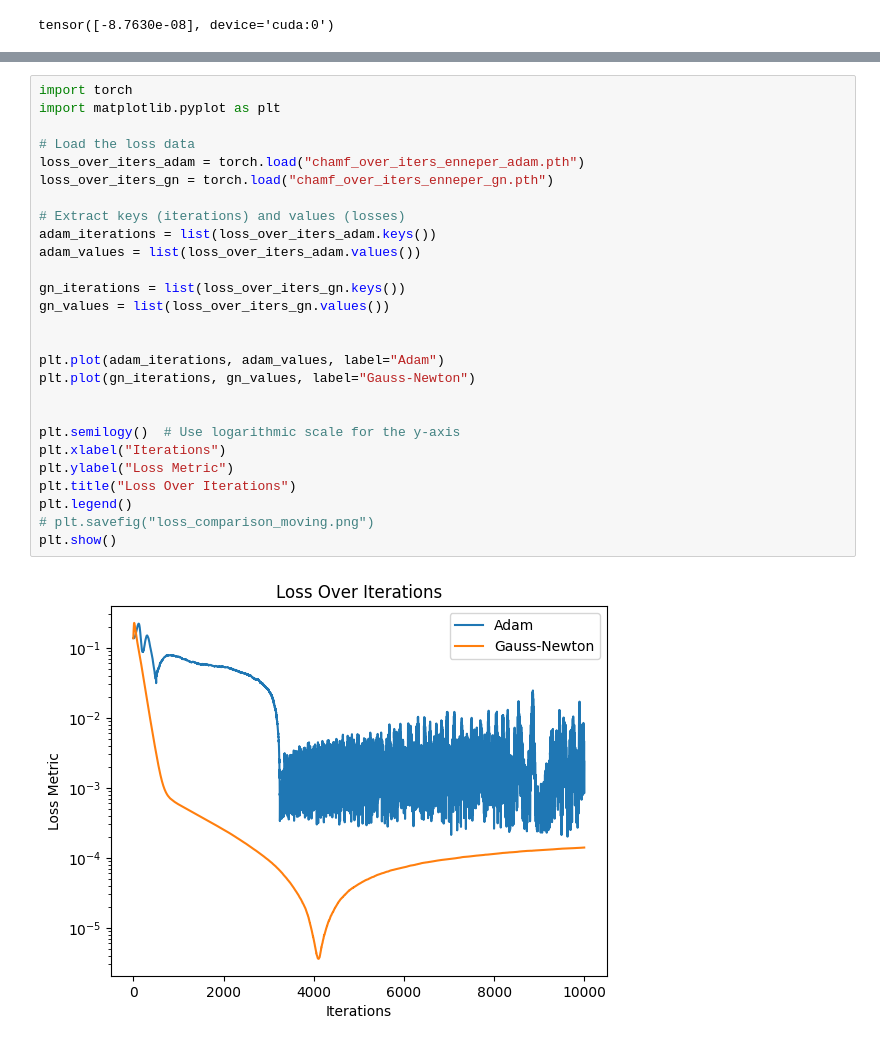
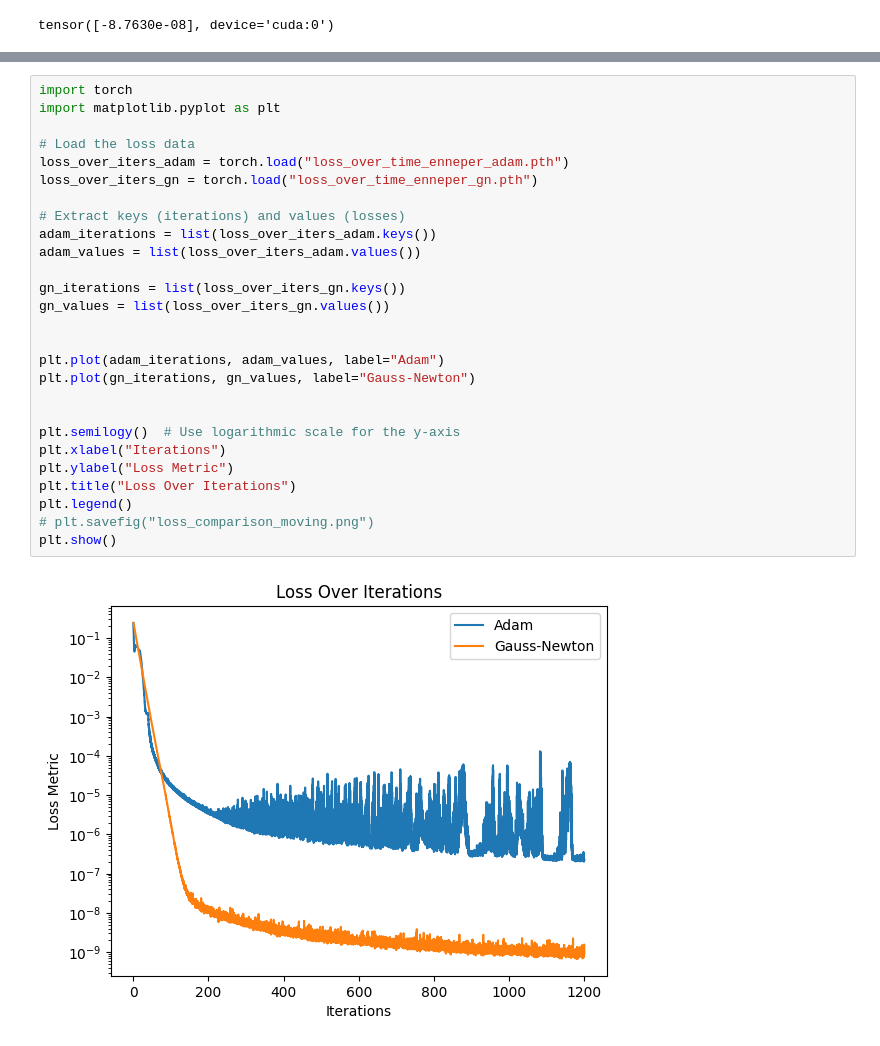
Before and after one commit to JamesAndrewKing/GaussNewtonShapes, a Jupyter notebook: notebooks/enneper_surface_mean_curvature_recover.ipynb, the cells around one changed output, grey strips where cells are left out. Saved outputs shown, nothing was run; the diff lists cells and outputs as text.

Commit message:
time tests

```diff
--- a/notebooks/enneper_surface_mean_curvature_recover.ipynb
+++ b/notebooks/enneper_surface_mean_curvature_recover.ipynb
@@ -569,29 +578,29 @@ fig.display()
 # %%
 import torch
 import matplotlib.pyplot as plt
 
 # Load the loss data
-loss_over_iters_adam = torch.load("chamf_over_iters_enneper_adam.pth")
-loss_over_iters_gn = torch.load("chamf_over_iters_enneper_gn.pth")
+loss_over_iters_adam = torch.load("loss_over_time_enneper_adam.pth")
+loss_over_iters_gn = torch.load("loss_over_time_enneper_gn.pth")
 
 # Extract keys (iterations) and values (losses)
 adam_iterations = list(loss_over_iters_adam.keys())
 adam_values = list(loss_over_iters_adam.values())
 
 gn_iterations = list(loss_over_iters_gn.keys())
 gn_values = list(loss_over_iters_gn.values())
 
 
 plt.plot(adam_iterations, adam_values, label="Adam")
 plt.plot(gn_iterations, gn_values, label="Gauss-Newton")
 
 
 plt.semilogy()  # Use logarithmic scale for the y-axis
 plt.xlabel("Iterations")
 plt.ylabel("Loss Metric")
 plt.title("Loss Over Iterations")
 plt.legend()
 # plt.savefig("loss_comparison_moving.png")
 plt.show()
 # %% [output]
-[figure, old version]
+[figure, new version]
```
Also changed, not shown: parts of 5 cells of this notebook, 15 other files.
